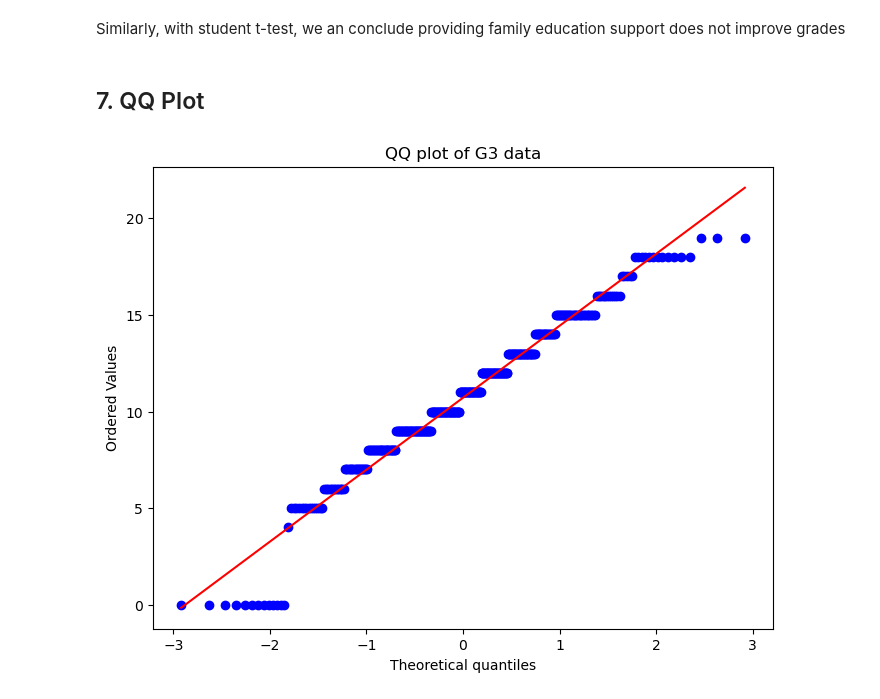
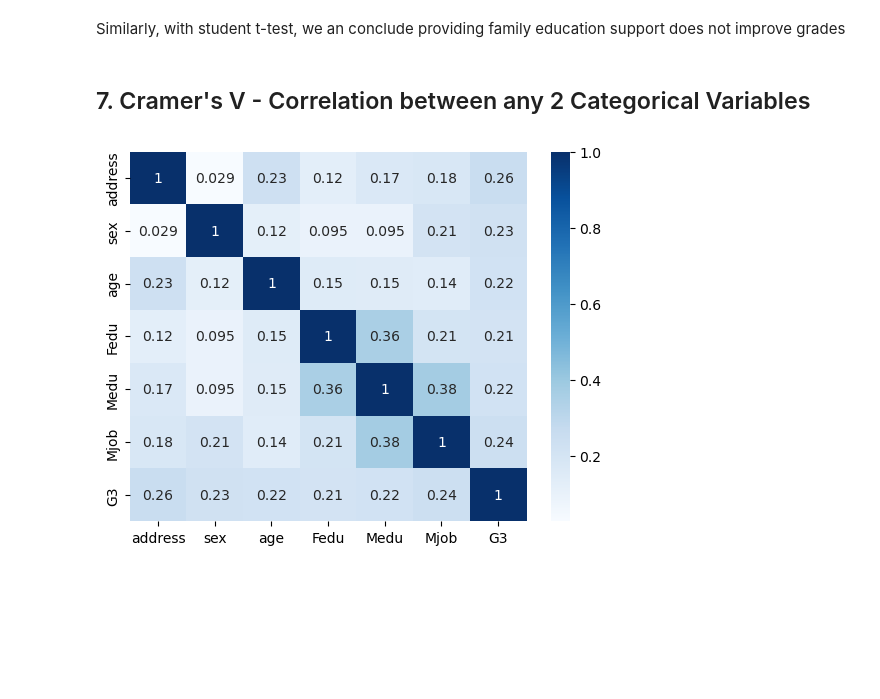
Before and after one commit to leonswl/ntu-msds-sd6101, a Jupyter notebook: notebooks/stats_tests.ipynb, the cells around one changed output. Saved outputs shown, nothing was run; the diff lists cells and outputs as text; code cells hidden in the pictures; blank space fills up the shorter version.

Commit message:
added corr plot into stats_test.ipynb

```diff
--- a/notebooks/stats_tests.ipynb
+++ b/notebooks/stats_tests.ipynb
@@ -734,16 +713,46 @@ student_t_test('famsup', 'G3', data_mat, 0.05)
 Test Statistic: -0.7768559575314726, p_value: 0.43771108589489893 > alpha: 0.05, famsup does not improve grades
 # %% [markdown]
 Similarly, with student t-test, we an conclude providing family education support does not improve grades
-# %% [markdown]
-## 7. QQ Plot
-# %%
-import pandas as pd
-import scipy.stats as stats
-import matplotlib.pyplot as plt
-
-fig = plt.figure(figsize=(8, 6))
-stats.probplot(data_mat['G2'], plot=plt)
-plt.title("QQ plot of G3 data")
-plt.show()
-# %% [output]
-[figure, removed]
+# %% [markdown]
+## 7. Cramer's V - Correlation between any 2 Categorical Variables
+# %%
+import pandas as pd
+import numpy as np
+from scipy.stats import chi2_contingency
+import seaborn as sns
+import matplotlib.pyplot as plt
+from scipy.stats import chi2_contingency
+
+#reference: https://www.geeksforgeeks.org/how-to-calculate-cramers-v-in-python/
+
+def cramers_v(x, y):
+    crosstab = pd.crosstab(x, y)
+
+    #Compute chi-squared test statistic
+    X2 = stats.chi2_contingency(crosstab, correction=False)[0]
+
+    #Find sample size
+    N = np.sum(np.sum(crosstab))
+
+    #Find minimum of rows or columns
+    minimum_dimension = min(crosstab.shape)-1
+
+    #Compute Cramer's V
+    result = np.sqrt((X2/N) / minimum_dimension)
+
+    return result
+# %%
+#indicate the variables
+df = data_mat[['address','sex', 'age', 'Fedu' ,'Medu', 'Mjob', 'G3']]
+
+#Populate a correlation matrix
+corr_matrix = pd.DataFrame(np.zeros((len(df.columns), len(df.columns))), columns=df.columns, index=df.columns)
+for i, var1 in enumerate(df.columns):
+    for j, var2 in enumerate(df.columns):
+        corr_matrix.iloc[i, j] = cramers_v(df[var1], df[var2])
+
+# plot heatmap
+sns.heatmap(corr_matrix, annot=True, cmap='Blues')
+plt.show()
+# %% [output]
+[figure, added]
```
Also changed, not shown: parts of 3 cells of this notebook.
